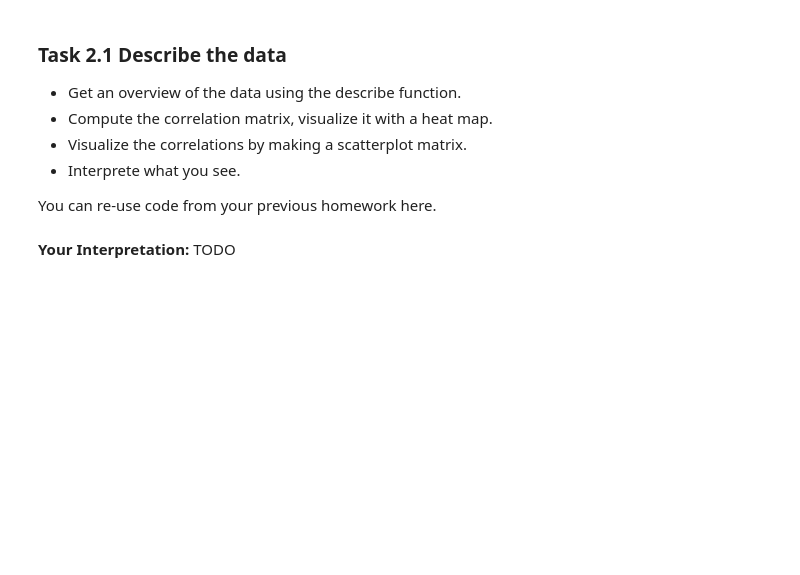
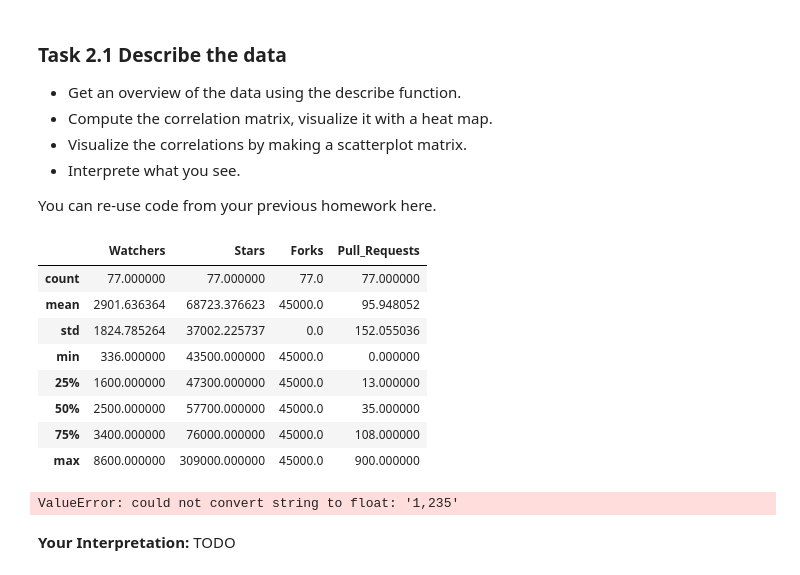
Before and after one commit to logancorrea/Intro-to-Data-Science, a Jupyter notebook: Homework/HW06/HW6.ipynb, the cells around one changed output. Cells and saved outputs as stored; diff of their text form; code cells hidden in the pictures; blank space fills up the shorter version.

```diff
--- a/Homework/HW06/HW6.ipynb
+++ b/Homework/HW06/HW6.ipynb
@@ -331,3 +329,33 @@ You can re-use code from your previous homework here.
+# %%
+project_info_cleaned = project_info.dropna()
+project_info_cleaned.loc[:, 'Issues'] = project_info_cleaned['Issues'].str.replace('+', '').str.replace(',', '').astype(int)
+project_info_cleaned.loc[:,'Commits'] = project_info_cleaned['Commits'].str.replace(',', '').astype(int)
+project_info_cleaned.loc[:, 'Contributors'] = project_info_cleaned['Contributors'].str.replace(',', '').astype(int)
+project_info_cleaned.describe()
+# %% [output]
+|  | Watchers | Stars | Forks | Pull_Requests |
+| count | 77.000000 | 77.000000 | 77.0 | 77.000000 |
+| mean | 2901.636364 | 68723.376623 | 45000.0 | 95.948052 |
+| std | 1824.785264 | 37002.225737 | 0.0 | 152.055036 |
+| min | 336.000000 | 43500.000000 | 45000.0 | 0.000000 |
+| 25% | 1600.000000 | 47300.000000 | 45000.0 | 13.000000 |
+| 50% | 2500.000000 | 57700.000000 | 45000.0 | 35.000000 |
+| 75% | 3400.000000 | 76000.000000 | 45000.0 | 108.000000 |
+| max | 8600.000000 | 309000.000000 | 45000.0 | 900.000000 |
+# %%
+import seaborn as sns
+
+# Remove non-numeric columns and compute correlation matrix
+project_info = project_info.drop(columns=['Name', 'Language'])
+correlation_matrix = project_info.corr()
+
+# Plot correlation matrix
+plt.figure(figsize=(14, 8))
+sns.heatmap(correlation_matrix, annot=True, cmap='coolwarm', vmin=-1, vmax=1)
+plt.title('Correlation Matrix')
+plt.show()
+# %% [output]
+ValueError: could not convert string to float: '1,235'
 # %% [markdown]
 **Your Interpretation:** TODO
 # %% [markdown]
```
Also changed, not shown: parts of 4 cells of this notebook, 1 other file.
